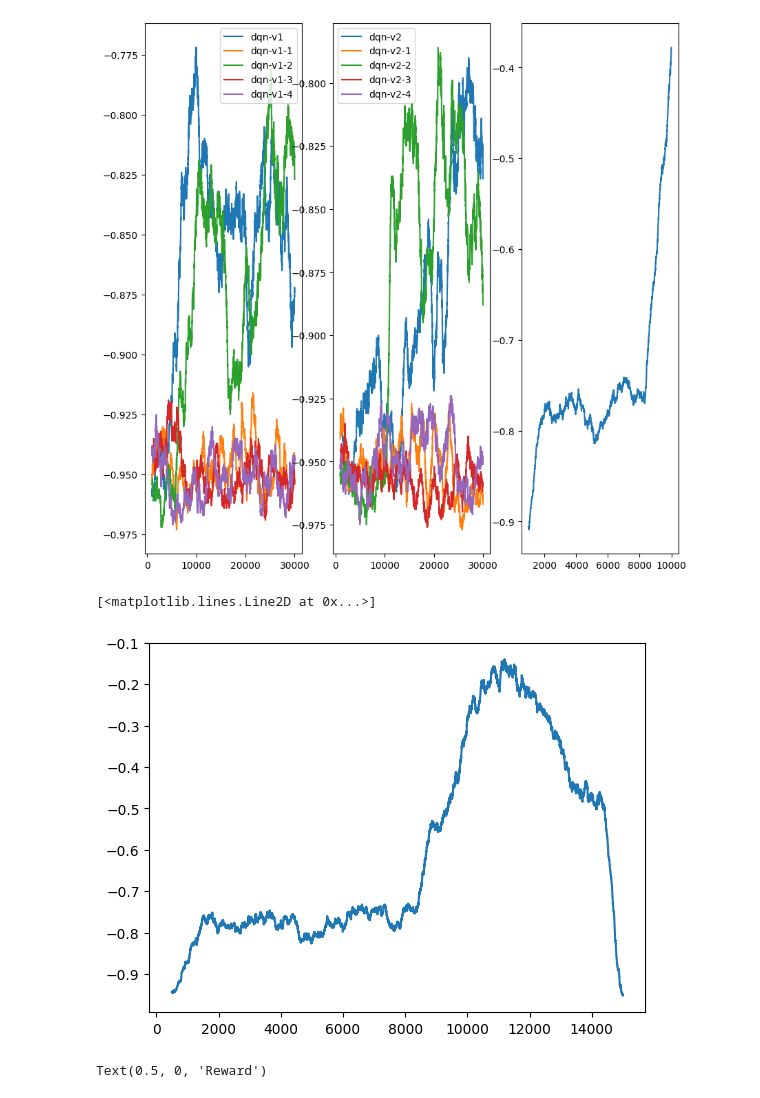
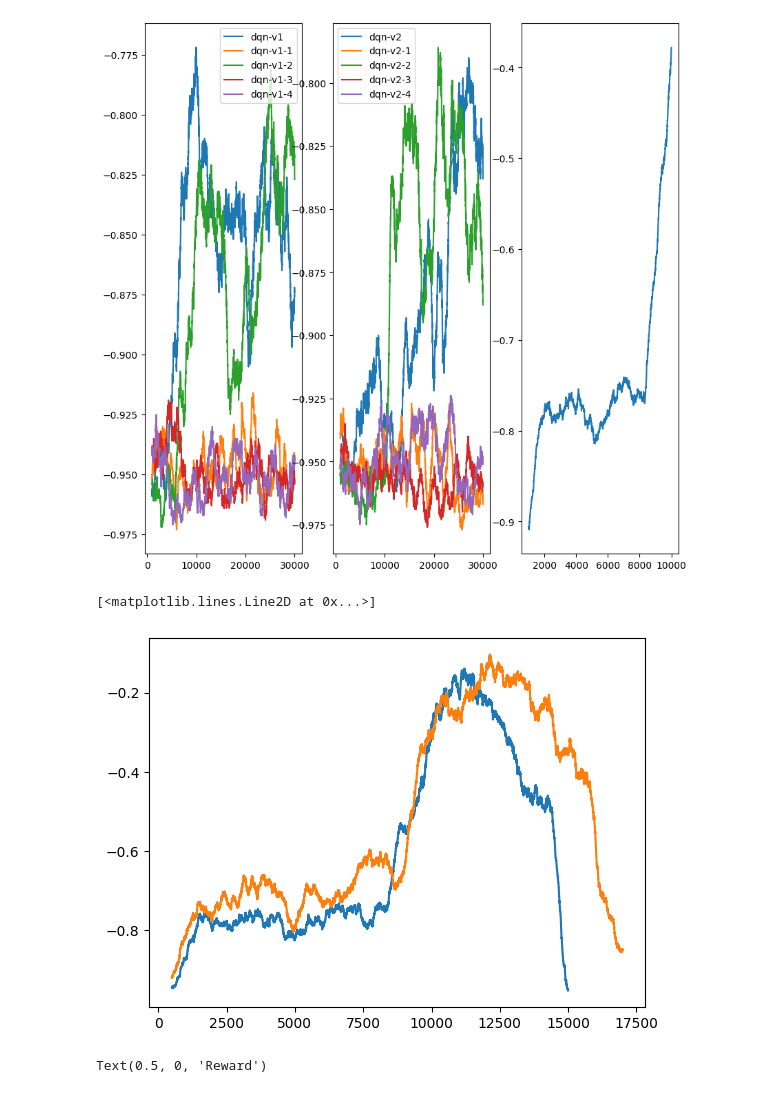
Before and after one commit to fredpell1/snake-RL, a Jupyter notebook: src/plot.ipynb, the cells around one changed output. Saved outputs shown, nothing was run; the diff lists cells and outputs as text; code cells hidden in the pictures.

```diff
--- a/src/plot.ipynb
+++ b/src/plot.ipynb
@@ -17,6 +17,7 @@ reward_dqn_v_2_3 = np.loadtxt('../outputs/dqn-v2-3-test.txt')
 reward_dqn_v_2_4 = np.loadtxt('../outputs/dqn-v2-4-test.txt')
 
 rewards_dqn_cnn_v1 = np.loadtxt('../outputs/dqn-cnn-v1.txt')
+rewards_dqn_cnn_v1_1 = np.loadtxt('../outputs/dqn-cnn-v1-1.txt')
 rewards_random = np.loadtxt('../outputs/random.txt')
 # %%
 def running_average(window_size, data):
@@ -49,9 +50,10 @@ plt.plot(running_average(1000,rewards_dqn_cnn_v1), label='dqn-cnn-v1')
 [figure]
 # %%
 plt.plot(running_average(500,rewards_dqn_cnn_v1), label='dqn-cnn-v1')
+plt.plot(running_average(500,rewards_dqn_cnn_v1_1), label='dqn-cnn-v1-1')
 # %% [output]
 [<matplotlib.lines.Line2D at 0x...>]
-[figure, old version]
+[figure, new version]
 # %%
 def plot_reward_distribution(data, agent):
     plt.hist(data)
```
Also changed, not shown: 5 other files.
